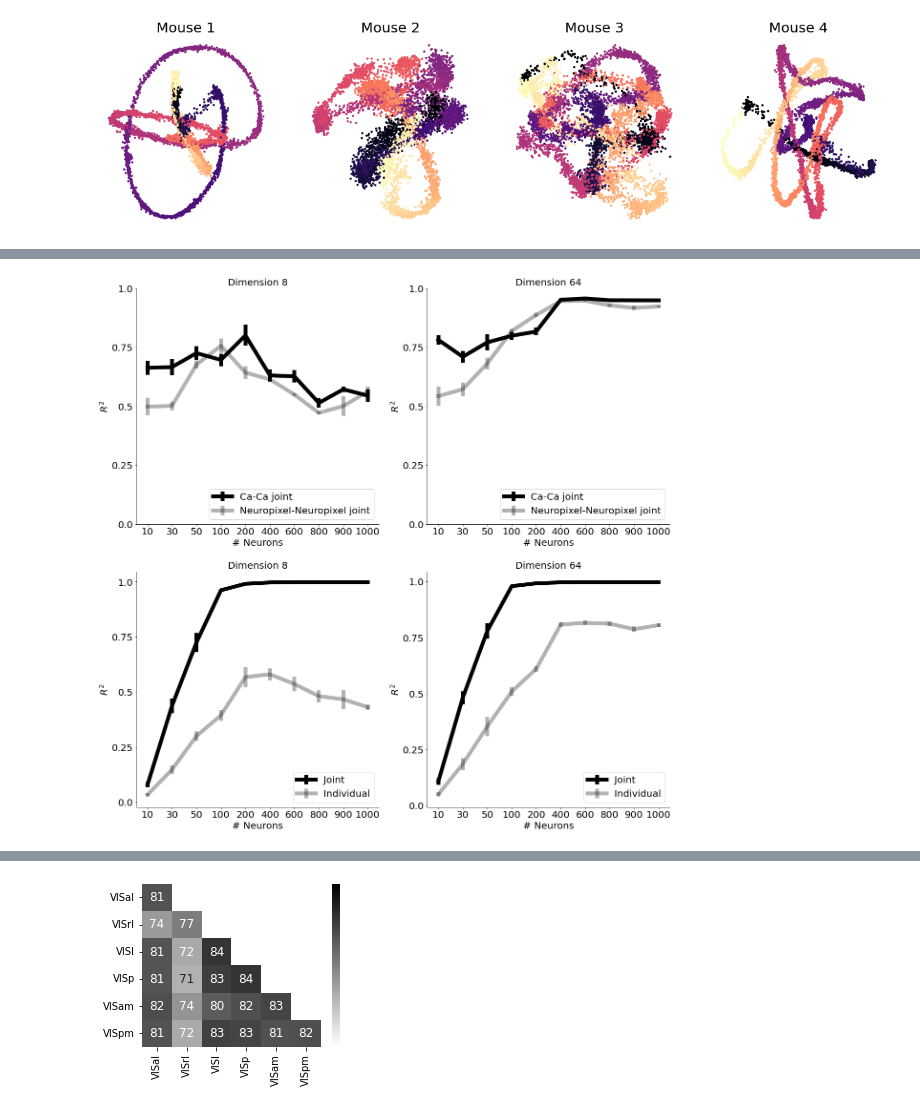
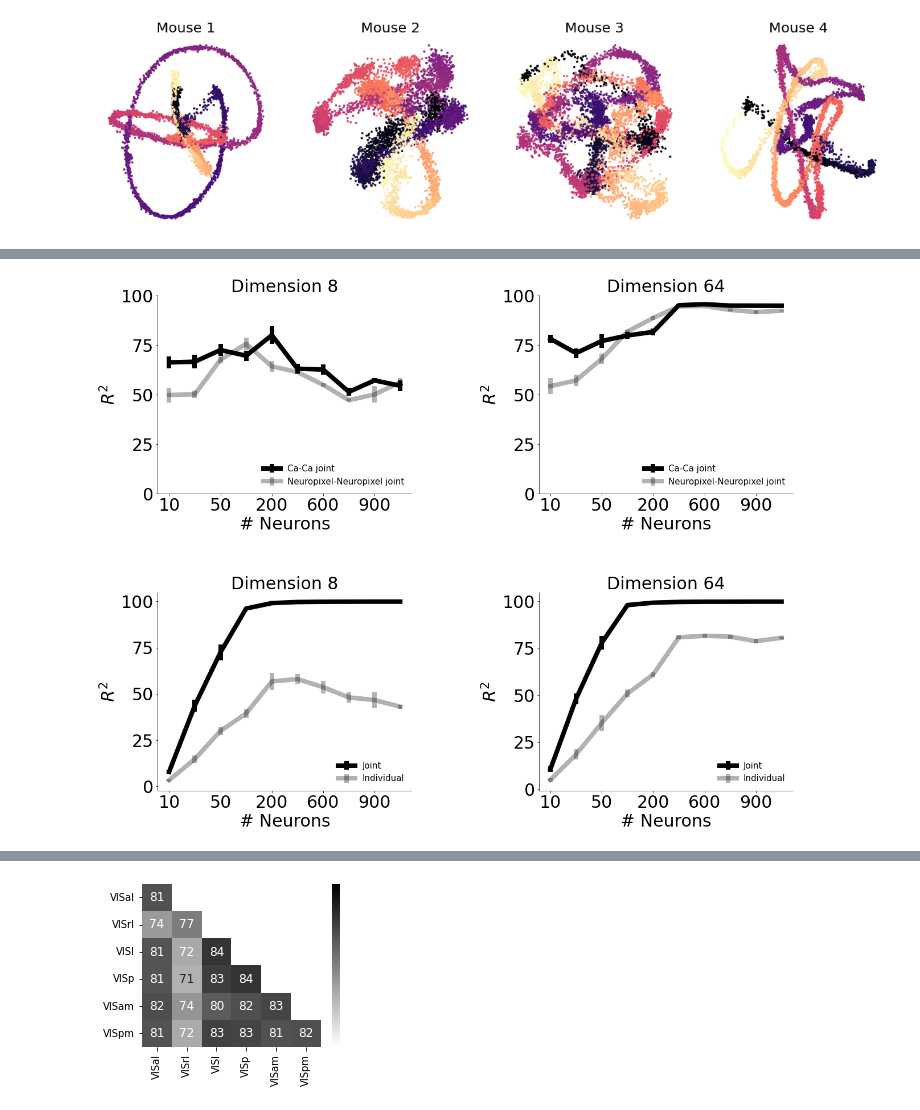
Before and after one commit to AdaptiveMotorControlLab/cebra-figures, a Jupyter notebook: figures/FigureS11.ipynb, the cells around one changed output, grey strips where cells are left out. Cells and saved outputs as stored; diff of their text form; code cells hidden in the pictures.

Commit message:
Finetune S11 figures

```diff
--- a/figures/FigureS11.ipynb
+++ b/figures/FigureS11.ipynb
@@ -44,3 +44,9 @@ for i in range(4):
 # %% [output]
 [figure]
 [figure]
+# %%
+non_shuffled_decoding = data["decoding"]["ca_non_shuffled"]
+shuffled_decoding = data["decoding"]["ca_shuffled"]
+print('Frame No. Decoding Acc (%, 1s frame window) \n')
+for i in range(1,5):
+    print(f'Mouse {i}: \n DINO {non_shuffled_decoding[i-1]:.2f} \n DINO-shuffled {shuffled_decoding[i-1]:.2f}')
@@ -47,16 +68,25 @@ for i in range(4):
 # %%
-plt.figure(figsize=(20, 20))
-
-
 def get_mean_err_dic(score_dic):
     means = []
     errs = []
     for k in score_dic:
-        means.append(np.mean(score_dic[k]))
-        errs.append(np.std(score_dic[k], ddof=1) / np.sqrt(len(score_dic[k])))
+        means.append(np.mean(np.array(score_dic[k])*100))
+        errs.append(np.std(np.array(score_dic[k])*100, ddof=1) / np.sqrt(len(score_dic[k])))
     return means, errs
 
+def set_ax(ax):
+    ax.spines["right"].set_visible(False)
+    ax.spines["top"].set_visible(False)
+    ax.set_xticks(
+        np.arange(10)[::2], [10, 30, 50, 100, 200, 400, 600, 800, 900, 1000][::2], fontsize=30
+    )
+    ax.set_yticks(np.linspace(0, 100, 5), np.linspace(0, 100, 5).astype(int), fontsize=30)
+    ax.set_xlabel("# Neurons", fontsize=30)
+    ax.set_ylabel("$R^2$", fontsize=30)
+    l1 = ax.legend(fontsize=15, loc="lower right", title_fontsize=15, frameon=False)
 
+fig=plt.figure(figsize=(20, 16))
+plt.subplots_adjust(wspace=0.5, hspace=0.5)
 for i, d in enumerate([8, 64]):
     ax1 = plt.subplot(2, 2, i + 1)
 
@@ -81,54 +111,38 @@ for i, d in enumerate([8, 64]):
         color="black",
         markersize=20,
         linewidth=8,
     )
-    ax1.set_title(f"Dimension {d}", fontsize=20)
-    ax1.spines["right"].set_visible(False)
-    ax1.spines["top"].set_visible(False)
-    plt.xticks(
-        np.arange(10), [10, 30, 50, 100, 200, 400, 600, 800, 900, 1000], fontsize=20
-    )
-    plt.yticks(np.linspace(0, 1, 5), np.linspace(0, 1, 5), fontsize=20)
-    plt.xlabel("# Neurons", fontsize=20)
-    plt.ylabel("$R^2$", fontsize=20)
-    plt.legend(fontsize=20, loc="lower right")
+    set_ax(ax1)
+    ax1.set_title(f'Dimension {d}', fontsize=30)
 
     ax2 = plt.subplot(2, 2, (i + 3))
 
     individual = get_mean_err_dic(data["consistency"]["individual"][d])
     joint = get_mean_err_dic(data["consistency"]["joint"][d])
 
     ax2.errorbar(
         np.arange(10),
         joint[0],
         joint[1],
         label="Joint",
         color="black",
         markersize=20,
         linewidth=8,
     )
     ax2.errorbar(
         np.arange(10),
         individual[0],
         individual[1],
         label="Individual",
         alpha=0.3,
         color="black",
         markersize=20,
         linewidth=8,
     )
-    ax2.set_title(f"Dimension {d}", fontsize=20)
-    ax2.spines["right"].set_visible(False)
-    ax2.spines["top"].set_visible(False)
-    plt.xticks(
-        np.arange(10), [10, 30, 50, 100, 200, 400, 600, 800, 900, 1000], fontsize=20
-    )
-    plt.yticks(np.linspace(0, 1, 5), np.linspace(0, 1, 5), fontsize=20)
-    plt.xlabel("# Neurons", fontsize=20)
-    plt.ylabel("$R^2$", fontsize=20)
-    plt.legend(fontsize=20, loc="lower right")
+    set_ax(ax2)
+    ax2.set_title(f"Dimension {d}", fontsize=30)
 # %% [output]
-[figure, old version]
+[figure, new version]
 # %%
 def mean_err(accs):
     accs = np.array(accs).reshape(10, 5)
```
Also changed, not shown: parts of 4 cells of this notebook, 1 other file.
